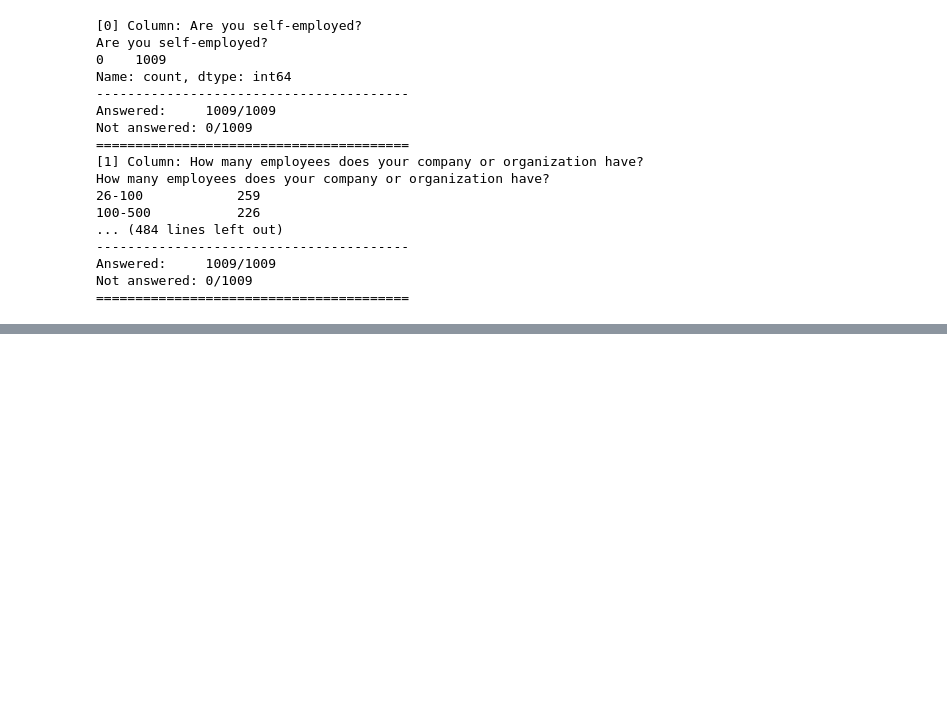
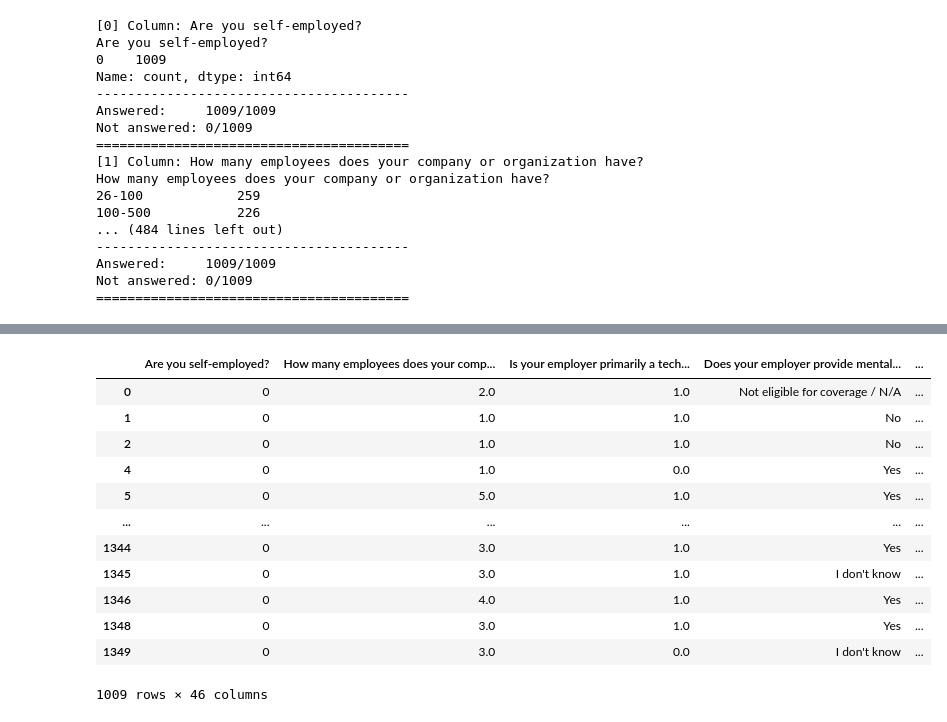
Before and after one commit to thedawid999/Health-Analysis, a Jupyter notebook: code/1_data_preprocessing.ipynb, the cells around one changed output, grey strips where cells are left out. Drawn from its saved outputs; the diff is of its cells as text; code cells hidden in the pictures; blank space fills up the shorter version.

```diff
--- a/code/1_data_preprocessing.ipynb
+++ b/code/1_data_preprocessing.ipynb
@@ -437,0 +455,33 @@ data_clean[data_clean.columns[44]].value_counts().plot(kind="bar")
+# %%
+### categorial-ordinal data
+
+from sklearn.preprocessing import OrdinalEncoder
+
+ordinal_cols = data_clean.columns[[1,8,31,38,39,40,45]].tolist()
+
+encoder = OrdinalEncoder(categories=[
+    ["1-5", "6-25", "26-100", "100-500", "500-1000", "More than 1000"],   # How many employees does your company or organization have?
+    ["Very difficult", "Somewhat difficult", "Neither easy nor difficult", "Somewhat easy", "Very easy", "I don't know"],             # If a mental health issue prompted you to request a medical leave from work, asking for that leave would be:
+    ["Not open at all", "Somewhat not open", "Neutral", "Somewhat open", "Very open", "Not applicable to me (I do not have a mental illness)"],     # How willing would you be to share with friends and family that you have a mental illness?
+    ["Never", "Rarely", "Sometimes", "Often", "Not applicable to me"] ,    # If you have a mental health issue, do you feel that it interferes with your work when being treated effectively?
+    ["Never", "Rarely", "Sometimes", "Often", "Not applicable to me"],     # If you have a mental health issue, do you feel that it interferes with your work when NOT being treated effectively?
+    ["17-25", "26-35", "36-45", "46-55", "56-67"],     # What is your age?
+    ["Never", "Sometimes", "Always"]    # Do you work remotely?
+])
+
+data_clean[ordinal_cols] = encoder.fit_transform(data_clean[ordinal_cols])
+data_clean
+# %% [output]
+|  | Are you self-employed? | How many employees does your comp... | Is your employer primarily a tech... | Does your employer provide mental... | ... |
+| 0 | 0 | 2.0 | 1.0 | Not eligible for coverage / N/A | ... |
+| 1 | 0 | 1.0 | 1.0 | No | ... |
+| 2 | 0 | 1.0 | 1.0 | No | ... |
+| 4 | 0 | 1.0 | 0.0 | Yes | ... |
+| 5 | 0 | 5.0 | 1.0 | Yes | ... |
+| ... | ... | ... | ... | ... | ... |
+| 1344 | 0 | 3.0 | 1.0 | Yes | ... |
+| 1345 | 0 | 3.0 | 1.0 | I don't know | ... |
+| 1346 | 0 | 4.0 | 1.0 | Yes | ... |
+| 1348 | 0 | 3.0 | 1.0 | Yes | ... |
+| 1349 | 0 | 3.0 | 0.0 | I don't know | ... |
+1009 rows × 46 columns
```
Also changed, not shown: parts of 7 cells of this notebook.
